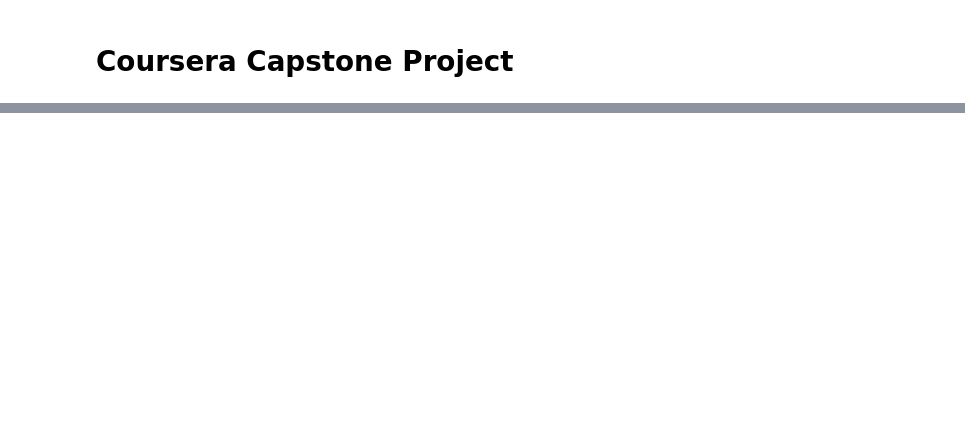
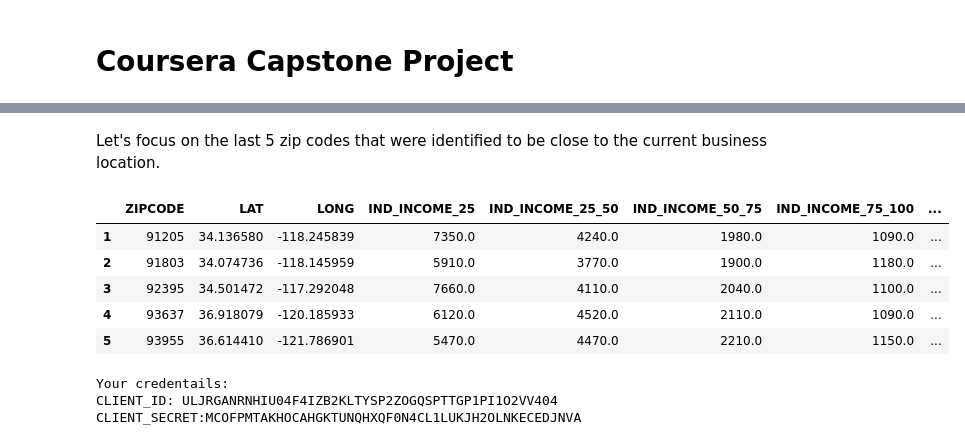
Before and after one commit to fzaripov/Coursera_Capstone, a Jupyter notebook: Capstone_Project.ipynb, the cells around one changed output, grey strips where cells are left out. Cells and saved outputs as stored; diff of their text form; code cells hidden in the pictures; blank space fills up the shorter version.

```diff
--- a/Capstone_Project.ipynb
+++ b/Capstone_Project.ipynb
@@ -31,0 +85,9 @@ The following sources were used to derive business growth and population size sc
+# %%
+#featureset = df_data_1[['under_25','between_25_50','between_50_75','between_75_100','between_100_200','over_200','bus_cnt']]
+featureset = df_data[['IND_INCOME_25', 'IND_INCOME_25_50', 'IND_INCOME_50_75', 'IND_INCOME_75_100',
+                        'IND_INCOME_100_200', 'IND_INCOME_OVER_200', 'BUS_EMPL_1_4', 'BUS_EMPL_5_9',
+                        'BUS_EMPL_10_19', 'BUS_EMPL_20_49', 'BUS_EMPL_50_99', 'BUS_EMPL_100_249',
+                        'BUS_EMPL_250_499', 'BUS_EMPL_500_999', 'BUS_EMPL_OVER_1000']]
+
+# featureset = df_data[['IND_INCOME_25', 'IND_INCOME_25_50', 'IND_INCOME_50_75', 'IND_INCOME_75_100',
+#                         'IND_INCOME_100_200', 'IND_INCOME_OVER_200', 'BUS_TOTAL']]
@@ -31,0 +96,6 @@ The following sources were used to derive business growth and population size sc
+# %%
+from sklearn.preprocessing import MinMaxScaler
+x = featureset.values #returns a numpy array
+min_max_scaler = MinMaxScaler()
+feature_mtx = min_max_scaler.fit_transform(x)
+feature_mtx [0:5]
@@ -31,0 +182,42 @@ The following sources were used to derive business growth and population size sc
+# %% [markdown]
+Let's focus on the last 5 zip codes that were identified to be close to the current business location.
+# %%
+body = client_932e651001094171ad8152ab24eb579c.get_object(Bucket='courseramlassignment-donotdelete-pr-sul542raczimxp',Key='tbl_final_list.csv')['Body']
+# add missing __iter__ method, so pandas accepts body as file-like object
+if not hasattr(body, "__iter__"): body.__iter__ = types.MethodType( __iter__, body )
+
+df_final_list = pd.read_csv(body)
+
+df_final_list['LAT'] = df_final_list['LAT'].astype(float)
+df_final_list['LONG'] = df_final_list['LONG'].astype(float)
+df_final_list['ZIPCODE'] = df_final_list['ZIPCODE'].astype('str')
+df_final_list['ZIPCODE'] = df_final_list['ZIPCODE'].map(lambda x: x.rstrip('.0'))
+
+
+# df_final_list['ZIPCODE'] = df_final_list['ZIPCODE'].astype('str')
+
+# Eliminate current NY location. this dataframe will be used later to produce map
+df_final_list1 = df_final_list.drop(df_final_list.index[[0]])
+df_final_list1.dropna(how='any', inplace=True)
+df_final_list1
+# %% [output]
+|  | ZIPCODE | LAT | LONG | IND_INCOME_25 | IND_INCOME_25_50 | IND_INCOME_50_75 | IND_INCOME_75_100 | ... |
+| 1 | 91205 | 34.136580 | -118.245839 | 7350.0 | 4240.0 | 1980.0 | 1090.0 | ... |
+| 2 | 91803 | 34.074736 | -118.145959 | 5910.0 | 3770.0 | 1900.0 | 1180.0 | ... |
+| 3 | 92395 | 34.501472 | -117.292048 | 7660.0 | 4110.0 | 2040.0 | 1100.0 | ... |
+| 4 | 93637 | 36.918079 | -120.185933 | 6120.0 | 4520.0 | 2110.0 | 1090.0 | ... |
+| 5 | 93955 | 36.614410 | -121.786901 | 5470.0 | 4470.0 | 2210.0 | 1150.0 | ... |
+# %%
+#CLIENT_ID = 'your-client-ID' # your Foursquare ID
+#CLIENT_SECRET = 'your-client-secret' # your Foursquare Secret
+CLIENT_ID = 'ULJRGANRNHIU04F4IZB2KLTYSP2ZOGQSPTTGP1PI1O2VV404' # your Foursquare ID
+CLIENT_SECRET = 'MCOFPMTAKHOCAHGKTUNQHXQF0N4CL1LUKJH2OLNKECEDJNVA' # your Foursquare Secret
+VERSION = '20180605' # Foursquare API version
+
+print('Your credentails:')
+print('CLIENT_ID: ' + CLIENT_ID)
+print('CLIENT_SECRET:' + CLIENT_SECRET)
+# %% [output]
+Your credentails:
+CLIENT_ID: ULJRGANRNHIU04F4IZB2KLTYSP2ZOGQSPTTGP1PI1O2VV404
+CLIENT_SECRET:MCOFPMTAKHOCAHGKTUNQHXQF0N4CL1LUKJH2OLNKECEDJNVA
```
Also changed, not shown: parts of 38 cells of this notebook.
